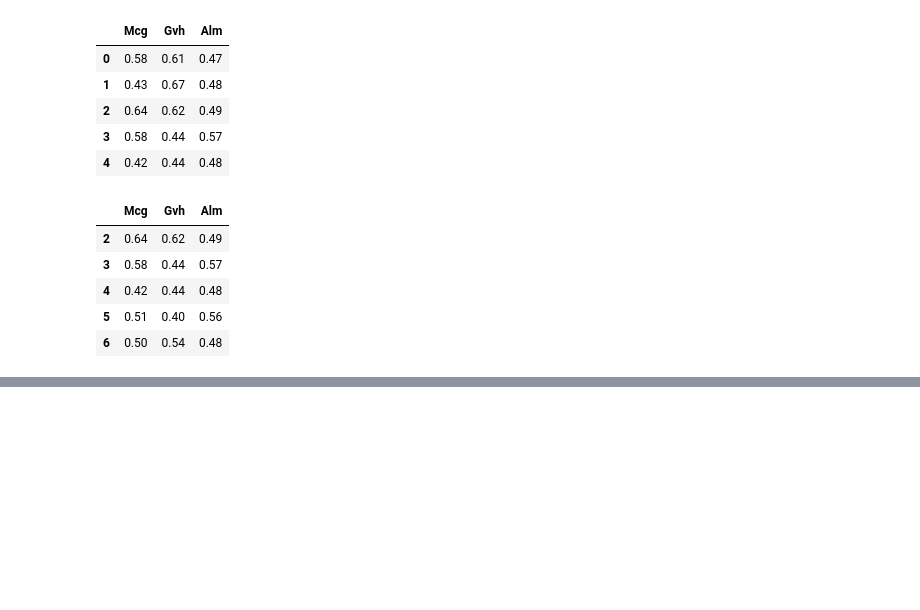
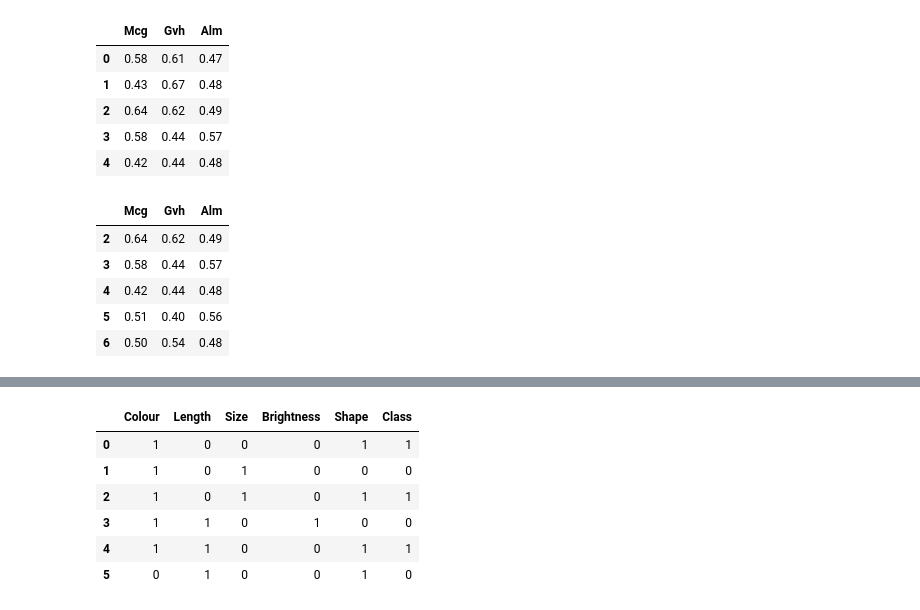
Before and after one commit to HangGao132/tutorial_762_2021, a Jupyter notebook: tutorial_01.ipynb, the cells around one changed output, grey strips where cells are left out. Saved outputs shown, nothing was run; the diff lists cells and outputs as text; code cells hidden in the pictures; blank space fills up the shorter version.

```diff
--- a/tutorial_01.ipynb
+++ b/tutorial_01.ipynb
@@ -418,0 +489,10 @@ df[2:7]
+# %%
+df1
+# %% [output]
+|  | Colour | Length | Size | Brightness | Shape | Class |
+| 0 | 1 | 0 | 0 | 0 | 1 | 1 |
+| 1 | 1 | 0 | 1 | 0 | 0 | 0 |
+| 2 | 1 | 0 | 1 | 0 | 1 | 1 |
+| 3 | 1 | 1 | 0 | 1 | 0 | 0 |
+| 4 | 1 | 1 | 0 | 0 | 1 | 1 |
+| 5 | 0 | 1 | 0 | 0 | 1 | 0 |
```
Also changed, not shown: parts of 13 cells of this notebook, 1 other file.
